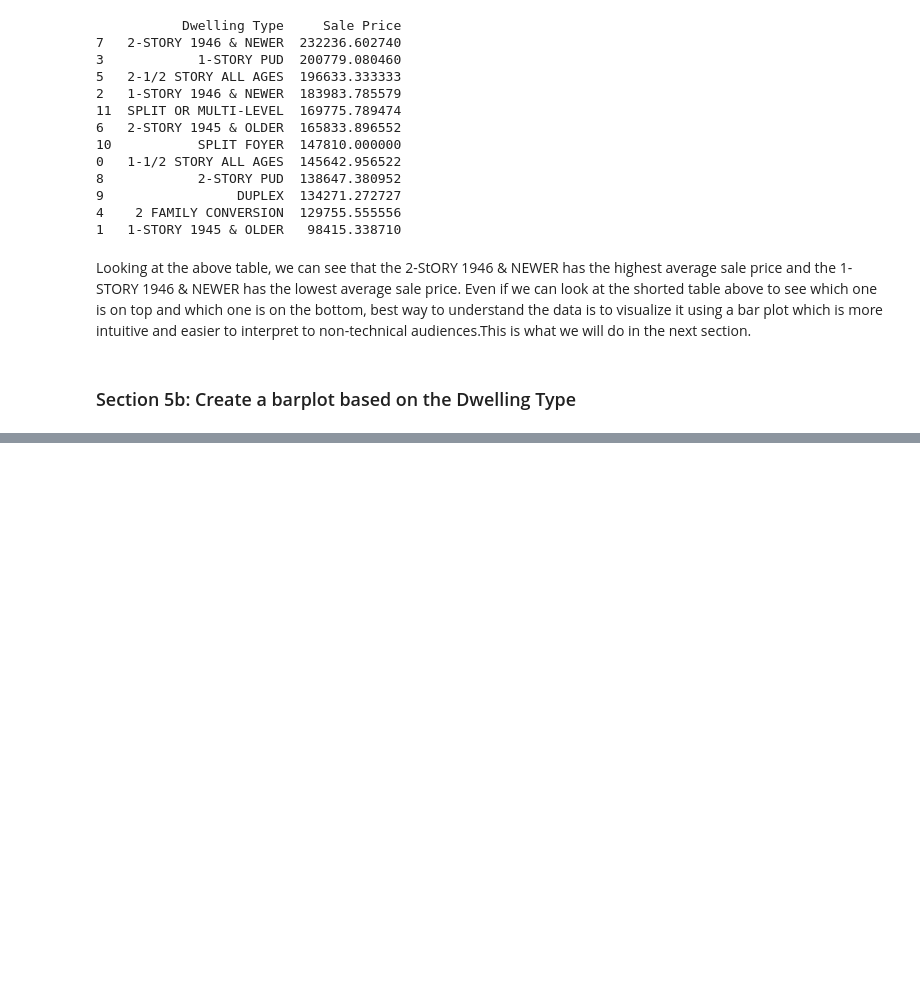
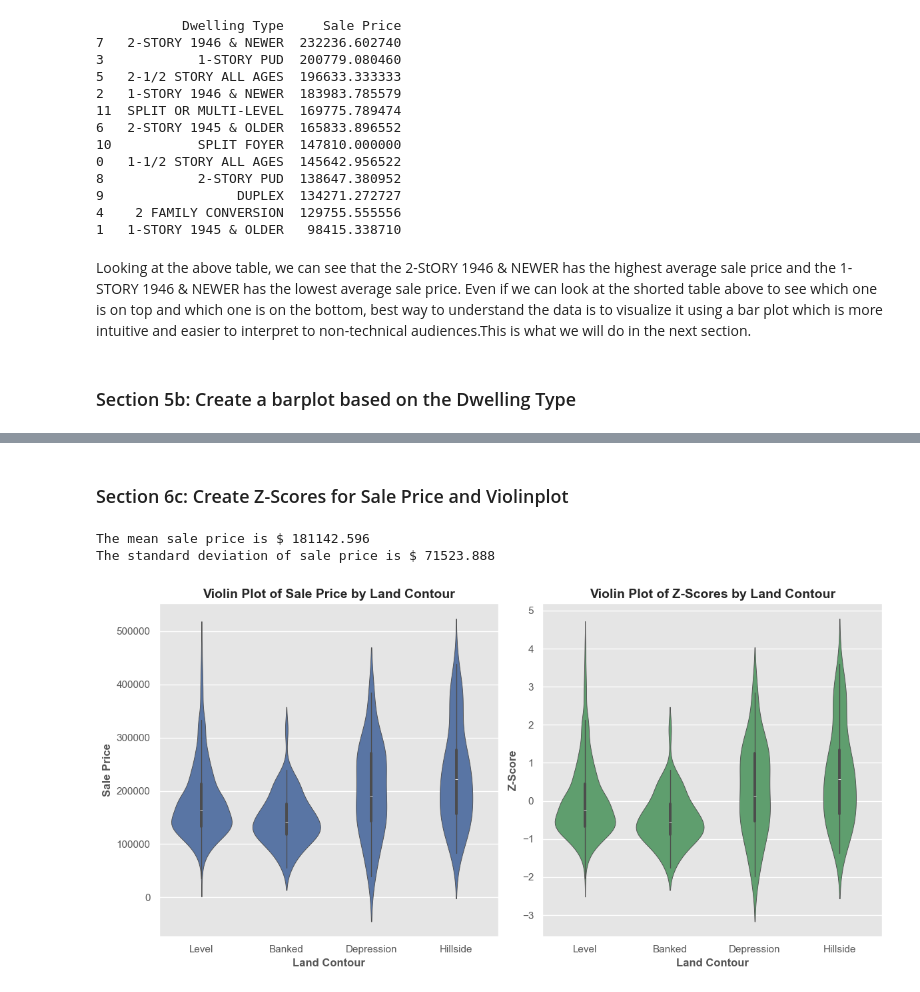
Before and after one commit to IKSHRESTHA/Data-Understanding-Assignment-MTSU, a Jupyter notebook: HW02/HW02_ShresthaK.ipynb, the cells around one changed output, grey strips where cells are left out. Saved outputs shown, nothing was run; the diff lists cells and outputs as text; code cells hidden in the pictures; blank space fills up the shorter version.

```diff
--- a/HW02/HW02_ShresthaK.ipynb
+++ b/HW02/HW02_ShresthaK.ipynb
@@ -65,0 +116,33 @@ The barplot shows the average sale price for each dwelling type, sorted from hig
+# %% [markdown]
+### Section 6c: Create Z-Scores for Sale Price and Violinplot
+# %%
+mean_price = df_realestate['Sale Price'].mean().__round__(3)
+stdev_price = df_realestate['Sale Price'].std().__round__(3)
+print(f"The mean sale price is $ {mean_price}")
+print(f"The standard deviation of sale price is $ {stdev_price}")
+# %% [output]
+The mean sale price is $ 181142.596
+The standard deviation of sale price is $ 71523.888
+# %%
+df_realestate['z-score'] = (df_realestate['Sale Price'] - mean_price) / stdev_price
+# %%
+plt.figure(figsize=(12, 6))
+
+# First violinplot for raw data
+plt.subplot(121)
+sns.violinplot(y='Sale Price', x='Land Contour', data=df_realestate, color='b')
+plt.title('Violin Plot of Sale Price by Land Contour', fontweight='bold', fontsize=14)
+plt.xlabel('Land Contour', fontweight='bold', fontsize=12)
+plt.ylabel('Sale Price', fontweight='bold', fontsize=12)
+
+# Second violinplot for z-scores
+plt.subplot(122)
+sns.violinplot(y='z-score', x='Land Contour', data=df_realestate, color='g')
+plt.title('Violin Plot of Z-Scores by Land Contour', fontweight='bold', fontsize=14)
+plt.xlabel('Land Contour', fontweight='bold', fontsize=12)
+plt.ylabel('Z-Score', fontweight='bold', fontsize=12)
+
+plt.tight_layout()
+plt.show()
+# %% [output]
+[figure, added]
```
Also changed, not shown: parts of 27 cells of this notebook.
